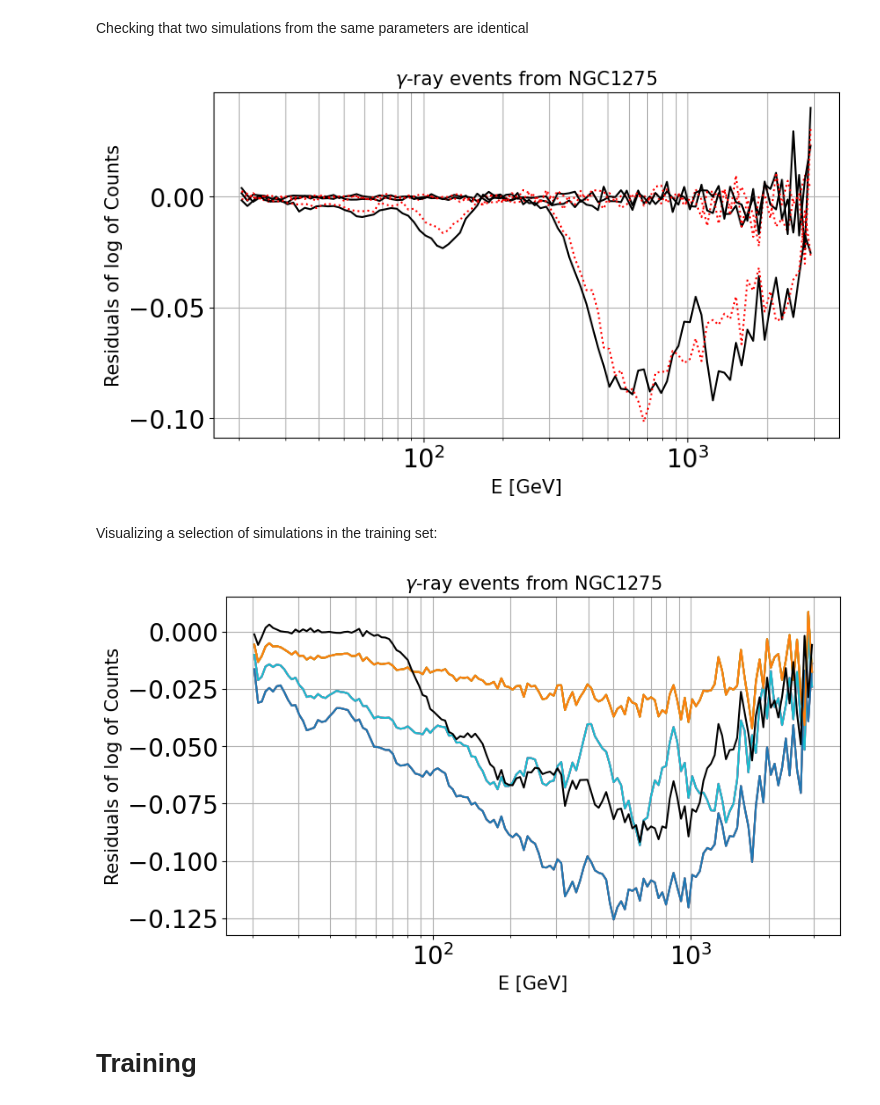
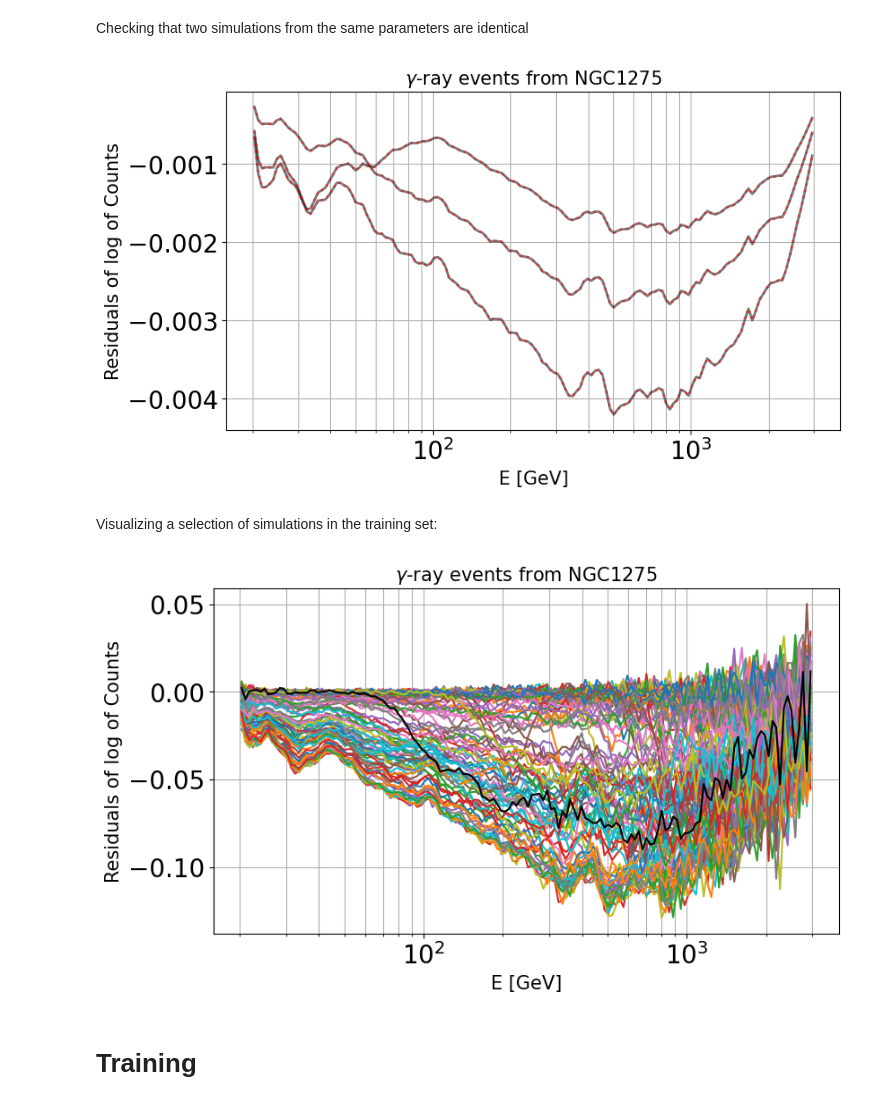
Before and after one commit to GertKl/ALPs_with_SWYFT, a Jupyter notebook: notebooks/ALP_toy.ipynb, the cells around one changed output. Cells and saved outputs as stored; diff of their text form; code cells hidden in the pictures.

```diff
--- a/notebooks/ALP_toy.ipynb
+++ b/notebooks/ALP_toy.ipynb
@@ -36,4 +42,4 @@ import ipynbname
 # %%
-A = ALP_sim()
+A = ALP_sim(set_null=0, set_obs=0)
 # %% [markdown]
 # Configuration
@@ -74,0 +95,5 @@ random.randint(0,1e16)
+# %%
+files_name = ipynbname.name() + "_files"
+files_dir = os.getcwd() + "/" + files_name
+store_name = ipynbname.name() + "_store"
+store_dir = os.getcwd() + "/" + files_name + "/" + store_name
@@ -121,3 +125,0 @@ chunk_size = int(n_sim/n_cpus)
-# %%
-store_name = ipynbname.name() + "_store"
-store_dir = os.getcwd() + "/" + store_name
@@ -177,29 +202,29 @@ for i in range(min(len(samples),3)):
     A.configure_model(params=samples[i]['params'])
     A.import_counts(obs=samples[i]['data'],exp=samples[i]['exp'])
     new_fig = 1 if i==0 else 0
-    A.compute_case(new_fig=new_fig,new_counts=0,color_obs='k',linestyle="-",
-                   label_exp=0,label_obs=False, errorbands=False, errors=False, plot_exp=0)
-    A.compute_case(new_fig=0,new_counts=1,color_obs='r',linestyle_obs=":",
-                   label_exp=0,label_obs=False, errorbands=False, errors=False, plot_exp=0)
+    A.compute_case(new_fig=new_fig,new_counts=0,color='k',linestyle="-",
+                   label_exp=0,label_obs=False, errorbands=False, errors=False, plot_obs=0)
+    A.compute_case(new_fig=0,new_counts=1,color='r',linestyle=":",
+                   label_exp=0,label_obs=False, errorbands=False, errors=False, plot_obs=0)
 # %% [output]
-[figure, old version]
+[figure, new version]
 # %% [markdown]
 Visualizing a selection of simulations in the training set:
 # %%
 colors = ['r','#FFA500','y','g','c','b','m']
 A.configure_plot(xmin=None, xmax=None, legend=0, logx=1, logy=0)
-for i in range(min(len(samples),15)):
+for i in range(min(len(samples),100)):
     A.configure_model(params=samples[i]['params'])
     A.import_counts(obs=samples[i]['data'],exp=samples[i]['exp'])
     new_fig = 1 if i==0 else 0
     A.compute_case(new_fig=new_fig,new_counts=0,color=None,color_obs=None,linestyle="-",
                    label_exp=0,label_obs=False, errorbands=False, errors=False, plot_exp=0)
 A.configure_model(params=obs['params'])
 A.import_counts(obs=obs['data'],exp=obs['exp'])
 A.compute_case(new_fig=0,new_counts=0,color='k',color_obs='k',linestyle="-",label_exp=0,label_obs=0,
                errorbands=0, errors=0, plot_exp=0)
 # %% [output]
-[figure, old version]
+[figure, new version]
 # %% [markdown]
 # Training
 # %%
```
Also changed, not shown: parts of 39 cells of this notebook, 12 other files.
